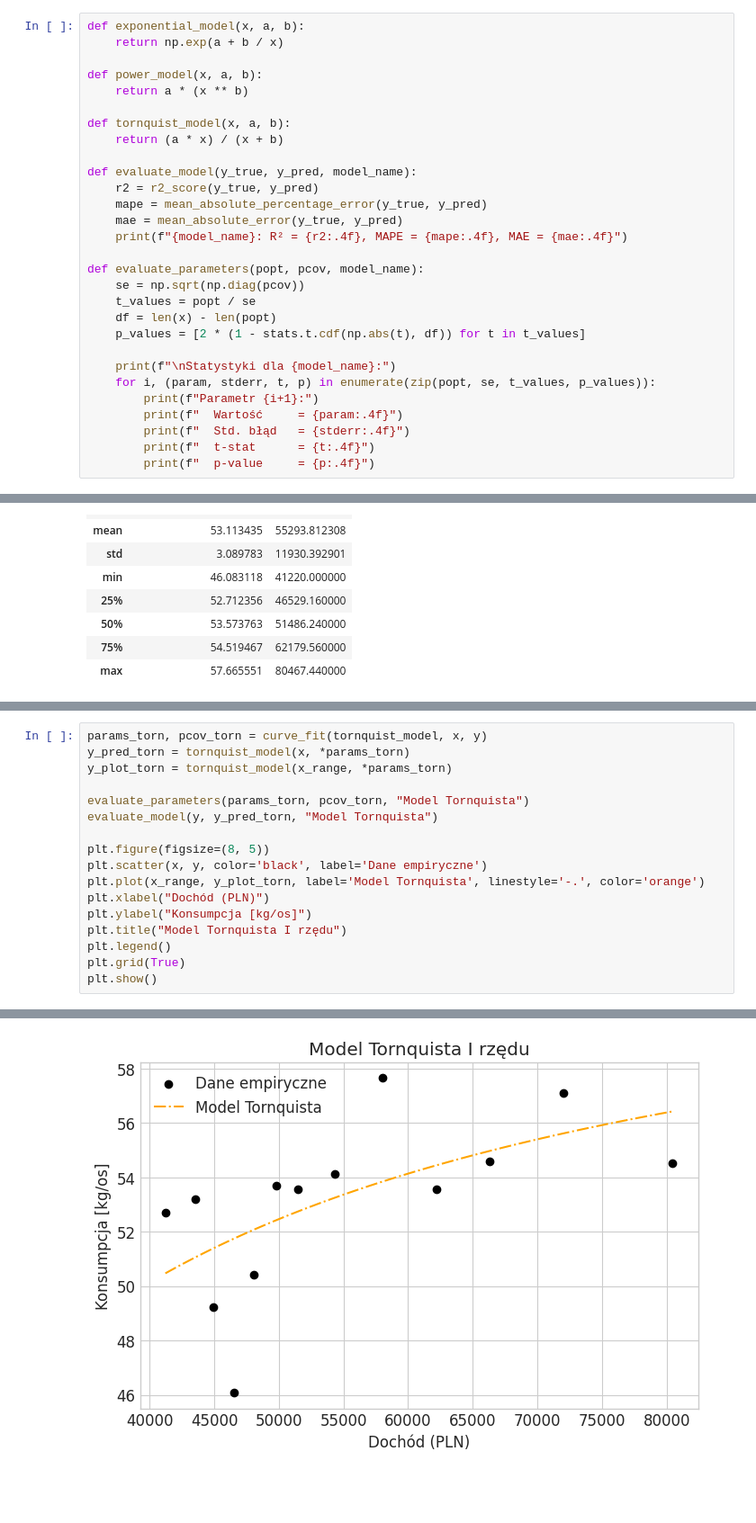
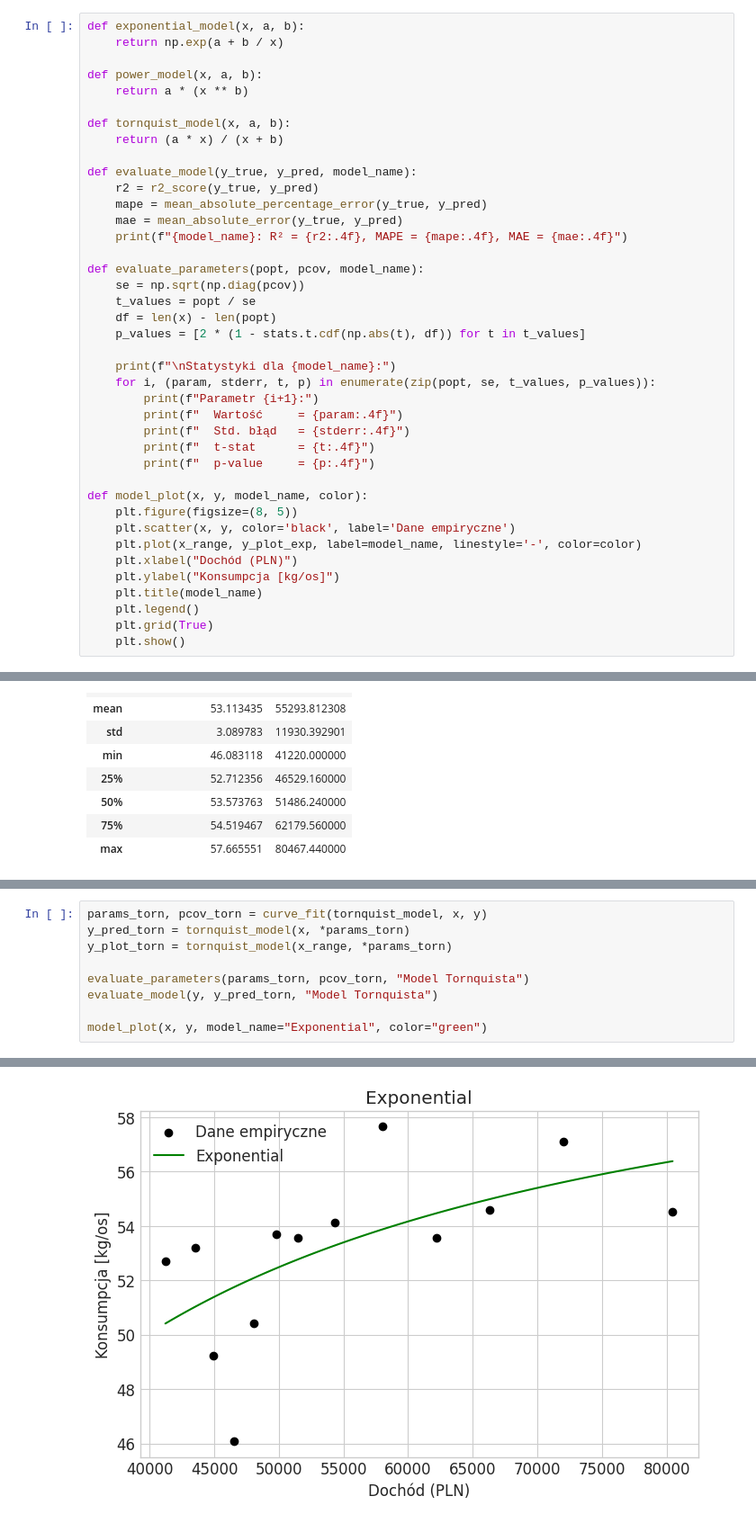
Before and after one commit to DBrdak/consumer_demand_models, a Jupyter notebook: projekt.ipynb, the cells around one changed output, grey strips where cells are left out. Shown at 90% size. Saved outputs shown, nothing was run; the diff lists cells and outputs as text; blank space fills up the shorter version.

```diff
--- a/projekt.ipynb
+++ b/projekt.ipynb
@@ -82,6 +82,17 @@ def evaluate_parameters(popt, pcov, model_name):
         print(f"  Std. błąd   = {stderr:.4f}")
         print(f"  t-stat      = {t:.4f}")
         print(f"  p-value     = {p:.4f}")
+
+def model_plot(x, y, model_name, color):
+    plt.figure(figsize=(8, 5))
+    plt.scatter(x, y, color='black', label='Dane empiryczne')
+    plt.plot(x_range, y_plot_exp, label=model_name, linestyle='-', color=color)
+    plt.xlabel("Dochód (PLN)")
+    plt.ylabel("Konsumpcja [kg/os]")
+    plt.title(model_name)
+    plt.legend()
+    plt.grid(True)
+    plt.show()
 # %%
 df = pd.read_csv('source/data.csv', sep=',', encoding='utf-8')
 
@@ -196,31 +191,23 @@ Model potęgowy: R² = 0.3472, MAPE = 0.0377, MAE = 1.9564
 # %%
 params_torn, pcov_torn = curve_fit(tornquist_model, x, y)
 y_pred_torn = tornquist_model(x, *params_torn)
 y_plot_torn = tornquist_model(x_range, *params_torn)
 
 evaluate_parameters(params_torn, pcov_torn, "Model Tornquista")
 evaluate_model(y, y_pred_torn, "Model Tornquista")
 
-plt.figure(figsize=(8, 5))
-plt.scatter(x, y, color='black', label='Dane empiryczne')
-plt.plot(x_range, y_plot_torn, label='Model Tornquista', linestyle='-.', color='orange')
-plt.xlabel("Dochód (PLN)")
-plt.ylabel("Konsumpcja [kg/os]")
-plt.title("Model Tornquista I rzędu")
-plt.legend()
-plt.grid(True)
-plt.show()
+model_plot(x, y, model_name="Exponential", color="green")
 # %% [output]
 Statystyki dla Model Tornquista:
 Parametr 1:
   Wartość     = 64.4141
   Std. błąd   = 5.5036
   t-stat      = 11.7040
   p-value     = 0.0000
 Parametr 2:
   Wartość     = 11386.6867
   Std. błąd   = 5534.0932
   t-stat      = 2.0576
   p-value     = 0.0641
 Model Tornquista: R² = 0.3579, MAPE = 0.0376, MAE = 1.9472
-[figure, old version]
+[figure, new version]
```
Also changed, not shown: parts of 4 cells of this notebook.
